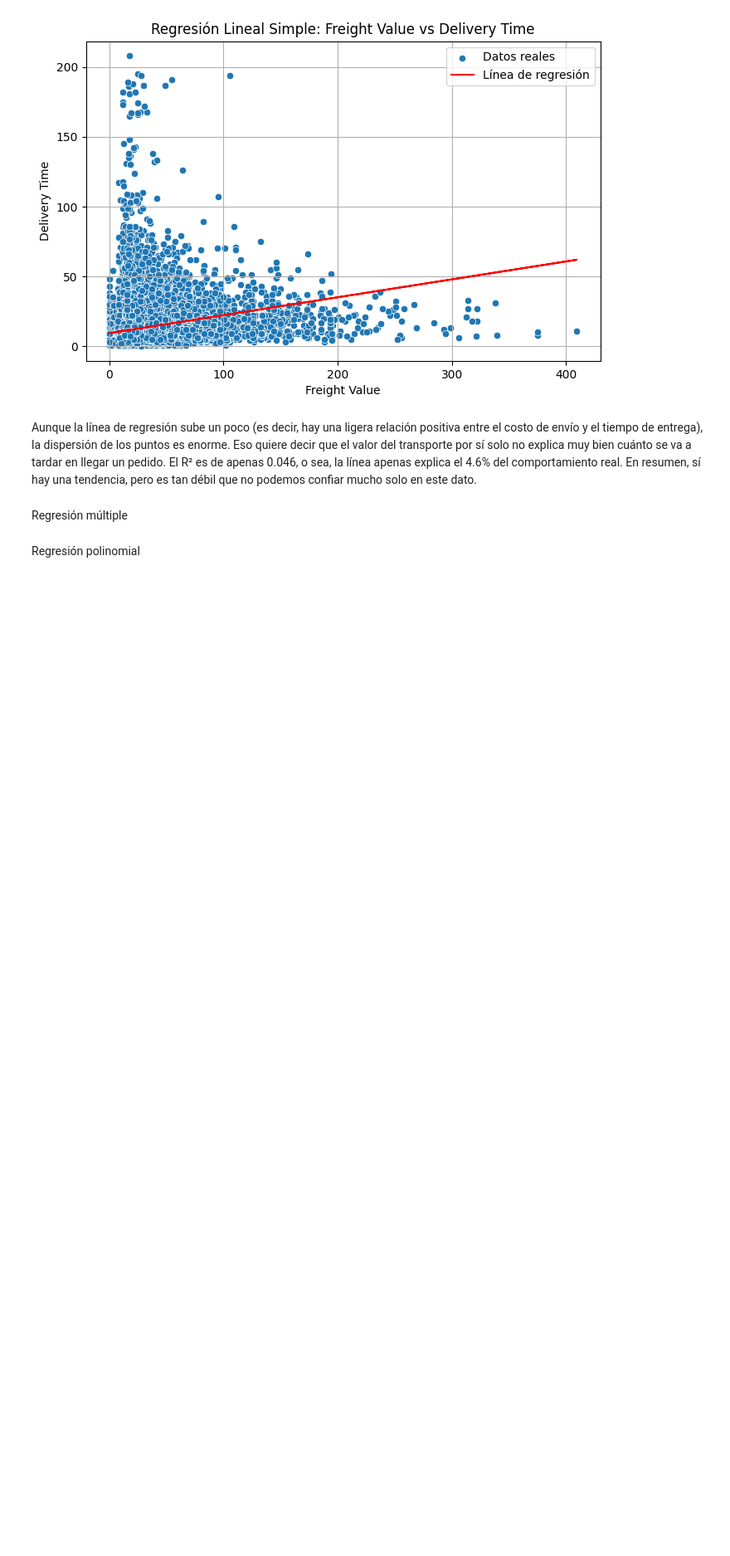
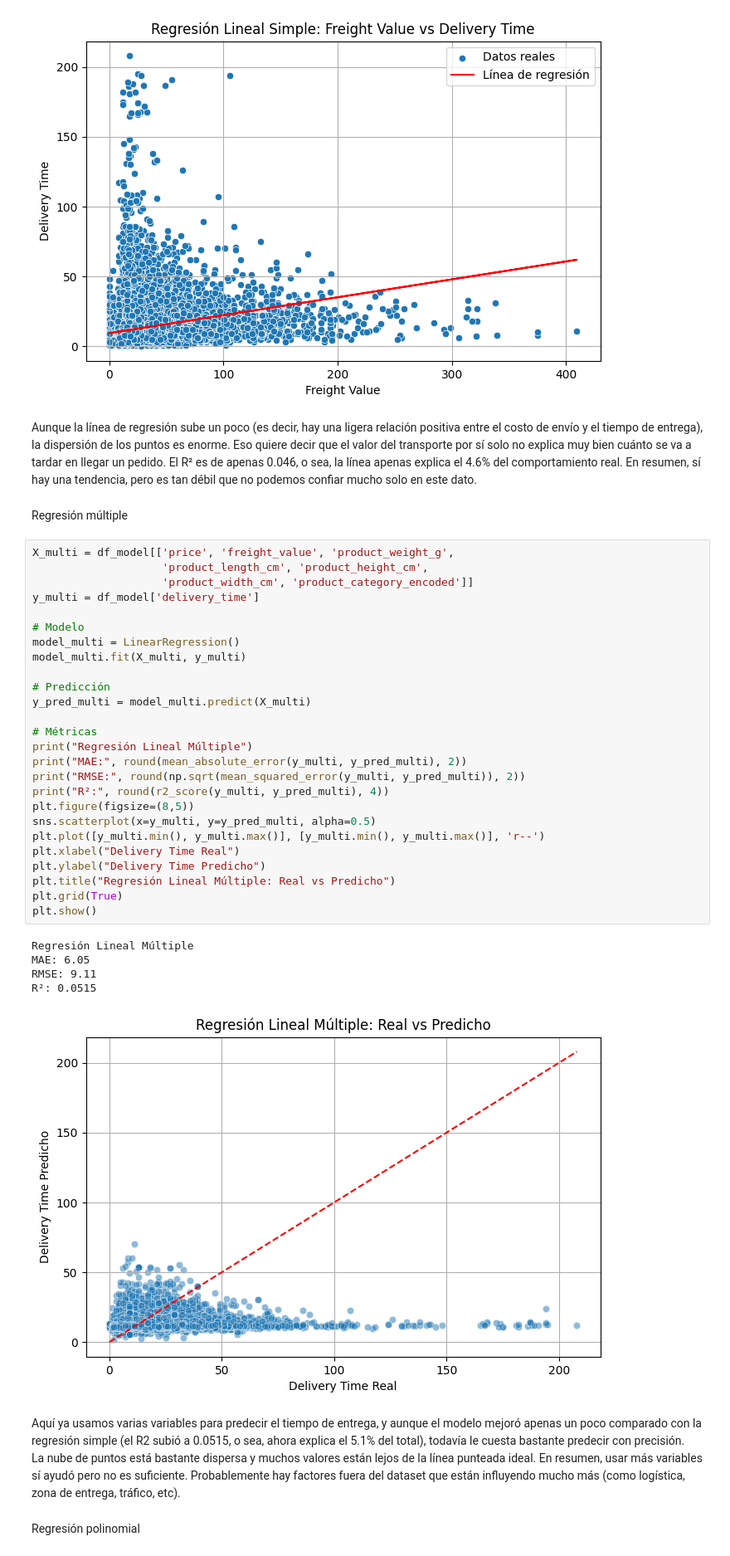
Before and after one commit to vgcarlol/proy3_MD, a Jupyter notebook: eda_report.ipynb, the cells around one changed output. Shown at 83% size. Saved outputs shown, nothing was run; the diff lists cells and outputs as text; blank space fills up the shorter version.

Commit message:
Regresión lineal múltiple

```diff
--- a/eda_report.ipynb
+++ b/eda_report.ipynb
@@ -241,5 +241,40 @@ Aunque la línea de regresión sube un poco (es decir, hay una ligera relación
 El R² es de apenas 0.046, o sea, la línea apenas explica el 4.6% del comportamiento real. En resumen, sí hay una tendencia, pero es tan débil que no podemos confiar mucho solo en este dato.
 # %% [markdown]
 Regresión múltiple
+# %%
+X_multi = df_model[['price', 'freight_value', 'product_weight_g',
+                    'product_length_cm', 'product_height_cm',
+                    'product_width_cm', 'product_category_encoded']]
+y_multi = df_model['delivery_time']
+
+# Modelo
+model_multi = LinearRegression()
+model_multi.fit(X_multi, y_multi)
+
+# Predicción
+y_pred_multi = model_multi.predict(X_multi)
+
+# Métricas
+print("Regresión Lineal Múltiple")
+print("MAE:", round(mean_absolute_error(y_multi, y_pred_multi), 2))
+print("RMSE:", round(np.sqrt(mean_squared_error(y_multi, y_pred_multi)), 2))
+print("R²:", round(r2_score(y_multi, y_pred_multi), 4))
+plt.figure(figsize=(8,5))
+sns.scatterplot(x=y_multi, y=y_pred_multi, alpha=0.5)
+plt.plot([y_multi.min(), y_multi.max()], [y_multi.min(), y_multi.max()], 'r--')
+plt.xlabel("Delivery Time Real")
+plt.ylabel("Delivery Time Predicho")
+plt.title("Regresión Lineal Múltiple: Real vs Predicho")
+plt.grid(True)
+plt.show()
+# %% [output]
+Regresión Lineal Múltiple
+MAE: 6.05
+RMSE: 9.11
+R²: 0.0515
+[figure, added]
+# %% [markdown]
+Aquí ya usamos varias variables para predecir el tiempo de entrega, y aunque el modelo mejoró apenas un poco comparado con la regresión simple (el R2 subió a 0.0515, o sea, ahora explica el 5.1% del total), todavía le cuesta bastante predecir con precisión.
+La nube de puntos está bastante dispersa y muchos valores están lejos de la línea punteada ideal. En resumen, usar más variables sí ayudó pero no es suficiente. Probablemente hay factores fuera del dataset que están influyendo mucho más (como logística, zona de entrega, tráfico, etc).
 # %% [markdown]
 Regresión polinomial
```
